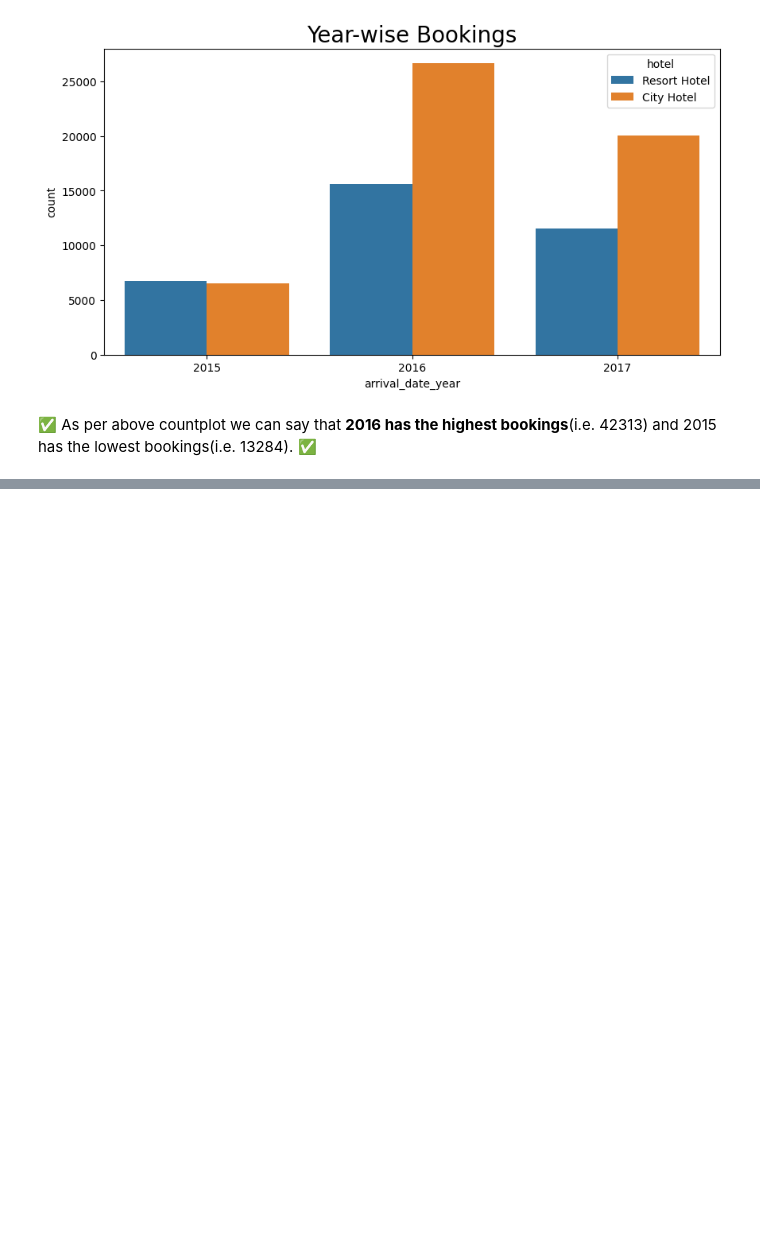
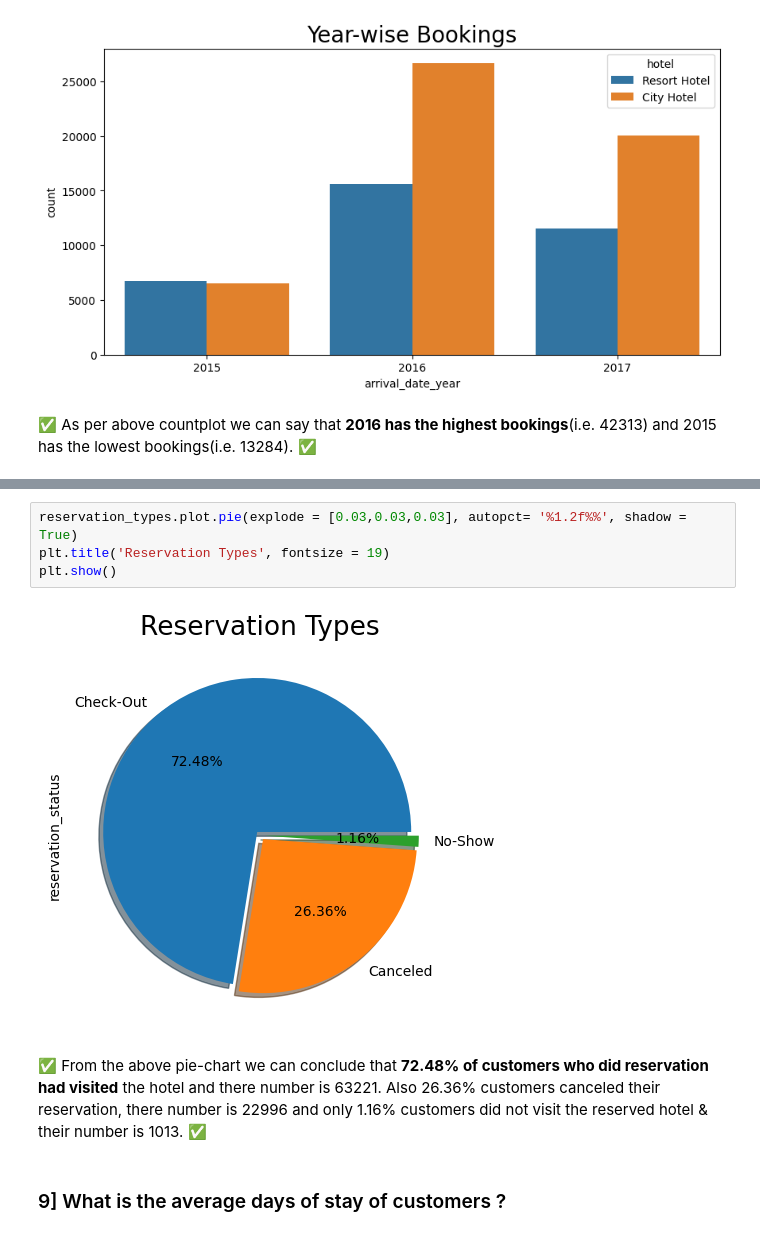
Before and after one commit to ish-war/Hotel-Booking-Analysis, a Jupyter notebook: Hotel_Booking_Analysis.ipynb, the cells around one changed output, grey strips where cells are left out. Drawn from its saved outputs; the diff is of its cells as text; blank space fills up the shorter version.

```diff
--- a/Hotel_Booking_Analysis.ipynb
+++ b/Hotel_Booking_Analysis.ipynb
@@ -467,0 +521,10 @@ Text(0.5, 1.0, 'Year-wise Bookings')
+# %%
+reservation_types.plot.pie(explode = [0.03,0.03,0.03], autopct= '%1.2f%%', shadow = True)
+plt.title('Reservation Types', fontsize = 19)
+plt.show()
+# %% [output]
+[figure, added]
+# %% [markdown]
+✅ From the above pie-chart we can conclude that **72.48% of customers who did reservation had visited** the hotel and there number is 63221. Also 26.36% customers canceled their reservation, there number is 22996 and only 1.16% customers did not visit the reserved hotel & their number is 1013. ✅
+# %% [markdown]
+### 9] What is the average days of stay of customers ?
```
Also changed, not shown: parts of 13 cells of this notebook.
